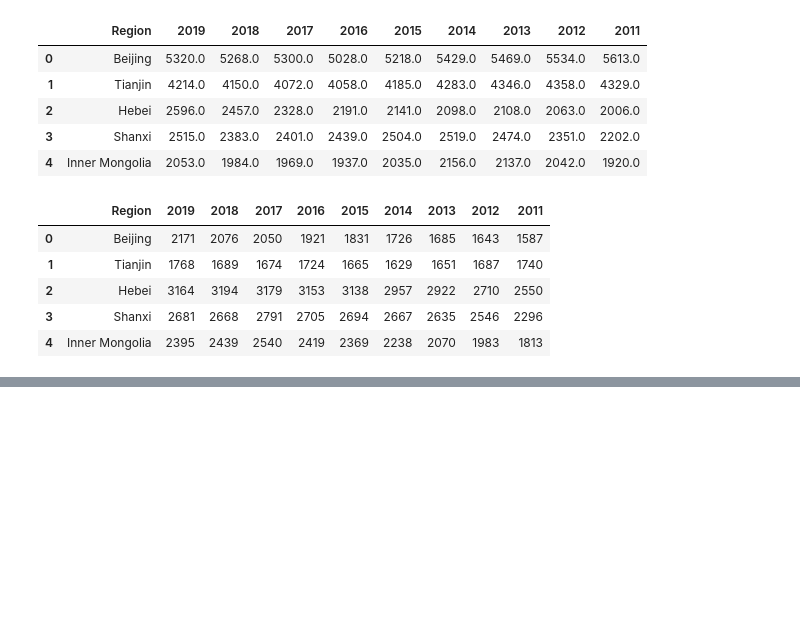
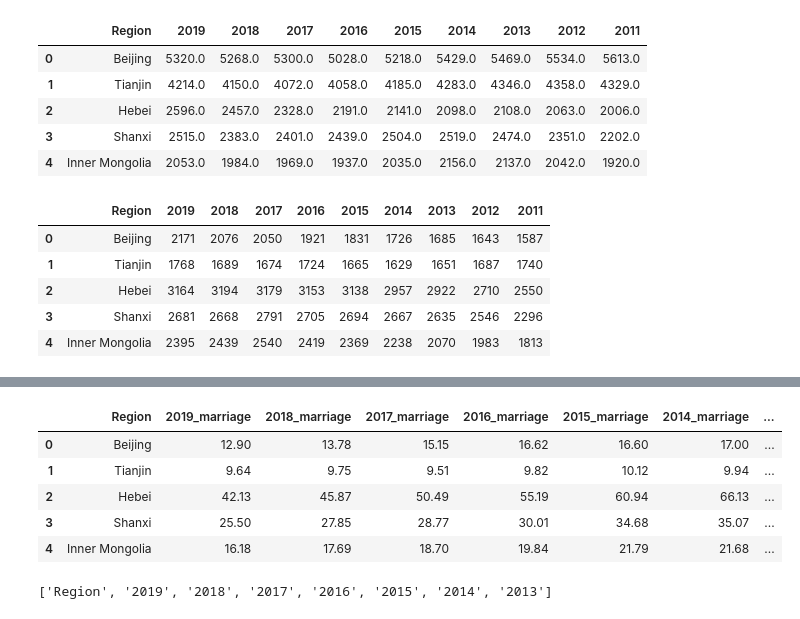
Before and after one commit to mexiliang/umich-591, a Jupyter notebook: Scatterplot.ipynb, the cells around one changed output, grey strips where cells are left out. Cells and saved outputs as stored; diff of their text form; code cells hidden in the pictures; blank space fills up the shorter version.

Commit message:
Merge Examples Done

```diff
--- a/Scatterplot.ipynb
+++ b/Scatterplot.ipynb
@@ -87,0 +103,18 @@ kindergarten_df.head()
+# %%
+#Merge data from two datasets on overlapping columns/years only
+income_marriage = marriages_df[income_marriage_cols].merge(disposableincome_df[income_marriage_cols],
+                                                           on='Region', suffixes=('_marriage', '_income'))
+income_marriage.head()
+# %% [output]
+|  | Region | 2019_marriage | 2018_marriage | 2017_marriage | 2016_marriage | 2015_marriage | 2014_marriage | ... |
+| 0 | Beijing | 12.90 | 13.78 | 15.15 | 16.62 | 16.60 | 17.00 | ... |
+| 1 | Tianjin | 9.64 | 9.75 | 9.51 | 9.82 | 10.12 | 9.94 | ... |
+| 2 | Hebei | 42.13 | 45.87 | 50.49 | 55.19 | 60.94 | 66.13 | ... |
+| 3 | Shanxi | 25.50 | 27.85 | 28.77 | 30.01 | 34.68 | 35.07 | ... |
+| 4 | Inner Mongolia | 16.18 | 17.69 | 18.70 | 19.84 | 21.79 | 21.68 | ... |
+# %%
+#Get overlapping columns/years between two datasets
+income_divorce_cols = [x for x in divorces_df.columns if x in disposableincome_df.columns]
+income_divorce_cols
+# %% [output]
+['Region', '2019', '2018', '2017', '2016', '2015', '2014', '2013']
```
Also changed, not shown: parts of 3 cells of this notebook.
